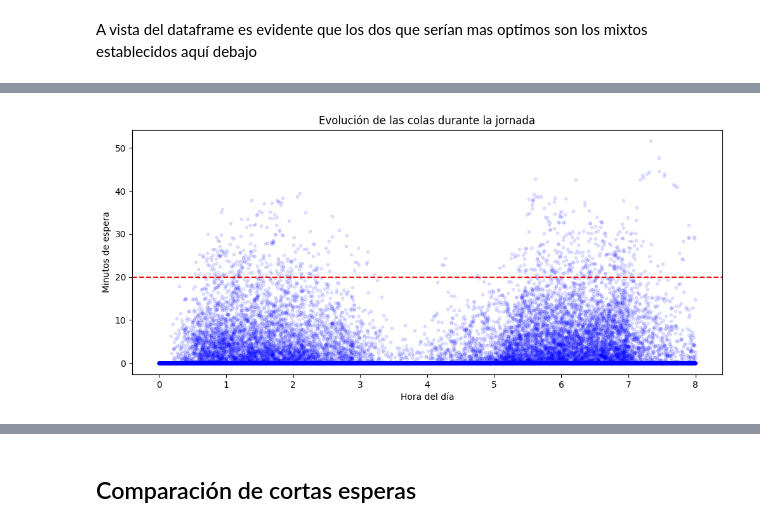
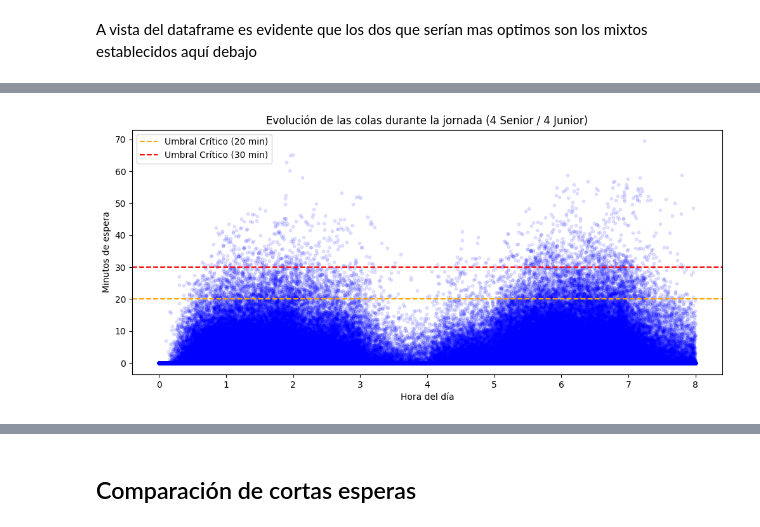
Before and after one commit to jairosdc/queue-staffing-optimization, a Jupyter notebook: Analisis_de_dataset.ipynb, the cells around one changed output, grey strips where cells are left out. Saved outputs shown, nothing was run; the diff lists cells and outputs as text; code cells hidden in the pictures.

Commit message:
unificando funciones para ver las graficas  resultados de forma mas clara

```diff
--- a/Analisis_de_dataset.ipynb
+++ b/Analisis_de_dataset.ipynb
@@ -574,13 +485,23 @@ ANÁLISIS DE RIESGO:
 # %%
 # --- CONFIGURACIÓN DEL ANÁLISIS DE MOMENTOS CRÍTICOS ---
-umbral_critico = 20  # Definimos que una "cola muy larga" es > 20 minutos
-equipo_analizar = [{'mu': 4.0, 'coste': 30}]*4 + [{'mu': 2.5, 'coste': 15}]*4
+umbral_critico1 = 20  # Definimos que una "cola larga" es > 20 minutos
+umbral_critico2 = 30  # Definimos que una "cola muy larga" es > 30 minutos
+equipo_analizar = config_asesores_8_mixtos_1
+n_jornadas = 5000
+
+resultados_por_dia = []
+total_personas_espera_larga = 0
+total_personas_atendidas = 0
+
+# >>> ARREGLO: inicializar contadores que usas después (evita arrastre de celdas previas)
+total_personas_espera_corta5 = 0
+total_personas_espera_corta10 = 0
 
 todas_las_esperas = []
 esperas_por_hora = []
 
 # Corremos unas cuantas jornadas para tener datos brutos
-for _ in range(500):
+for _ in range(n_jornadas):
     llegadas = generacion_llegadas(15, pesos_dia) # Usamos tus funciones
     esperas = simulacion_atencion(equipo_analizar, llegadas)
 
@@ -591,10 +512,36 @@ for _ in range(500):
 
 df_detallado = pd.DataFrame(esperas_por_hora)
 
+for i in range(n_jornadas):
+    # Generamos un día de trabajo
+    llegadas = generacion_llegadas(15, pesos_dia)
+    esperas = simulacion_atencion(equipo_analizar, llegadas)
+
+    if esperas:
+        # Convertimos todas las esperas del día a minutos
+        esperas_minutos = [e * 60 for e in esperas]
+
+        # Guardamos el promedio del día para la gráfica (el paso que faltaba)
+        promedio_dia = sum(esperas_minutos) / len(esperas_minutos)
+        resultados_por_dia.append(promedio_dia)
+
+        # Estadísticas de satisfacción
+        gente_hoy_espera_menos_5 = sum(1 for m in esperas_minutos if m < 5)
+        gente_hoy_espera_menos_10 = sum(1 for m in esperas_minutos if m < 10)
+
+        # Acumulamos totales
+        total_personas_espera_corta5 += gente_hoy_espera_menos_5
+        total_personas_espera_corta10 += gente_hoy_espera_menos_10
+        total_personas_atendidas += len(llegadas)
+    else:
+        # Si no hubo esperas, el tiempo es 0
+        resultados_por_dia.append(0)
+
 # --- 1. ¿CADA CUÁNTO HAY COLAS LARGAS? (Histograma de Riesgo) ---
 plt.figure(figsize=(10, 5))
-plt.hist(todas_las_esperas, bins=50, color='orange', edgecolor='black', alpha=0.7)
-plt.axvline(umbral_critico, color='red', linestyle='--', label=f'Umbral Crítico ({umbral_critico} min)')
+plt.hist(todas_las_esperas, bins=50, color='blue', edgecolor='black', alpha=0.7)
+plt.axvline(umbral_critico1, color='orange', linestyle='--', label=f'Umbral Crítico ({umbral_critico1} min)')
+plt.axvline(umbral_critico2, color='red', linestyle='--', label=f'Umbral Crítico ({umbral_critico2} min)')
 plt.title("Distribución de Esperas: ¿Qué tan probable es una cola larga? (4 Senior / 4 Junior)")
 plt.xlabel("Minutos de espera")
 plt.ylabel("Número de clientes")
@@ -604,16 +551,40 @@ plt.show()
 # --- 2. ¿EN QUÉ MOMENTOS OCURREN? (Análisis Temporal) ---
 plt.figure(figsize=(12, 5))
 plt.scatter(df_detallado['Hora'], df_detallado['Espera'], alpha=0.1, color='blue', s=10)
-plt.title("Evolución de las colas durante la jornada")
+plt.title("Evolución de las colas durante la jornada (4 Senior / 4 Junior)")
 plt.xlabel("Hora del día")
 plt.ylabel("Minutos de espera")
-plt.axhline(umbral_critico, color='red', linestyle='--')
+plt.axhline(umbral_critico1, color='orange', linestyle='--', label=f'Umbral Crítico ({umbral_critico1} min)')
+plt.axhline(umbral_critico2, color='red', linestyle='--', label=f'Umbral Crítico ({umbral_critico2} min)')
 plt.xticks(range(9)) # Para ver las 8 horas de jornada
+plt.legend()
+plt.show()
+
+# --- Visualización ---
+plt.figure(figsize=(12, 5))
+# Ahora range(1, 366) y resultados_por_dia tienen ambos 365 elementos
+plt.bar(range(1, n_jornadas + 1), resultados_por_dia, color='green', alpha=0.5)
+plt.axhline(y=5, color='black', linestyle='--', label='Límite (5 min)')
+plt.axhline(y=10, color='black', linestyle='--', label='Límite (10 min)')
+plt.title(f"Estrés Diario durante {n_jornadas} días (4 senior / 4 junior)")
+plt.xlabel("Día del año")
+plt.ylabel("Minutos de espera")
+plt.legend()
 plt.show()
 
 # --- MÉTRICAS DE CALIDAD DE SERVICIO (SLA) ---
-prob_larga = (np.array(todas_las_esperas) > umbral_critico).mean() * 100
+prob_larga20 = (np.array(todas_las_esperas) > umbral_critico1).mean() * 100
+prob_larga30 = (np.array(todas_las_esperas) > umbral_critico2).mean() * 100
 
-print(f"ANÁLISIS DE RIESGO:")
-print(f"- Probabilidad de que un cliente espere más de {umbral_critico} min: {prob_larga:.2f}%")
+print(f"--- ANÁLISIS DE RIESGO ---")
+print(f"- Probabilidad de que un cliente espere más de {umbral_critico1} min: {prob_larga20:.2f}% de media cada {n_jornadas} jornadas")
+print(f"- Probabilidad de que un cliente espere más de {umbral_critico2} min: {prob_larga30:.2f}% de media cada {n_jornadas} jornadas")
+
+print(f"Total de personas atendidas al año: {total_personas_atendidas}")
+print(f"Total de personas que esperaron menos de 5 min: {total_personas_espera_corta5}")
+print(f"Total de personas que esperaron menos de 10 min: {total_personas_espera_corta10}")
+
+if total_personas_atendidas > 0:
+    satisfaccion = (total_personas_espera_corta10 / total_personas_atendidas) * 100
+    print(f"Porcentaje de satisfacción: {satisfaccion:.2f}%")
 # %% [output]
@@ -621 +592 @@ print(f"- Probabilidad de que un cliente espere más de {umbral_critico} min: {p
-[figure, old version]
+[figure, new version]
```
Also changed, not shown: parts of 9 cells of this notebook.
